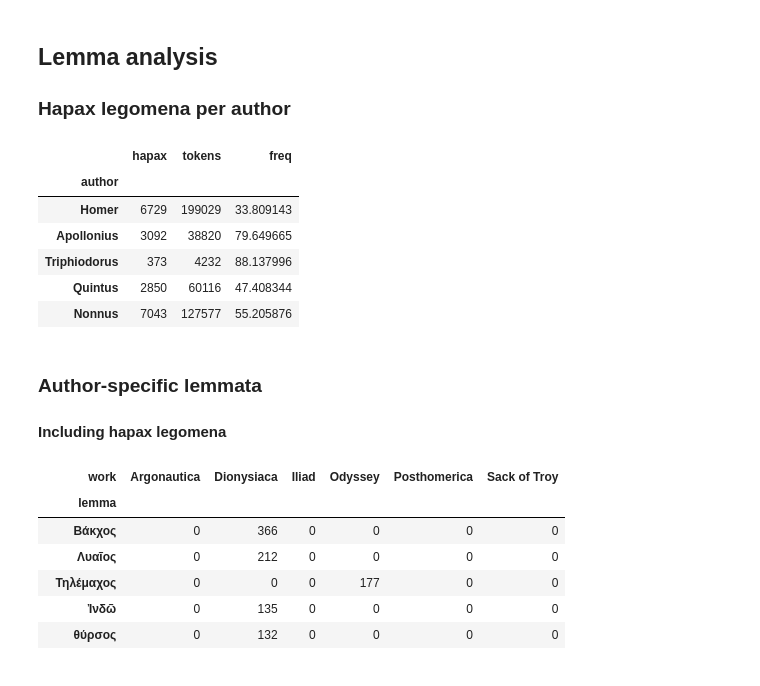
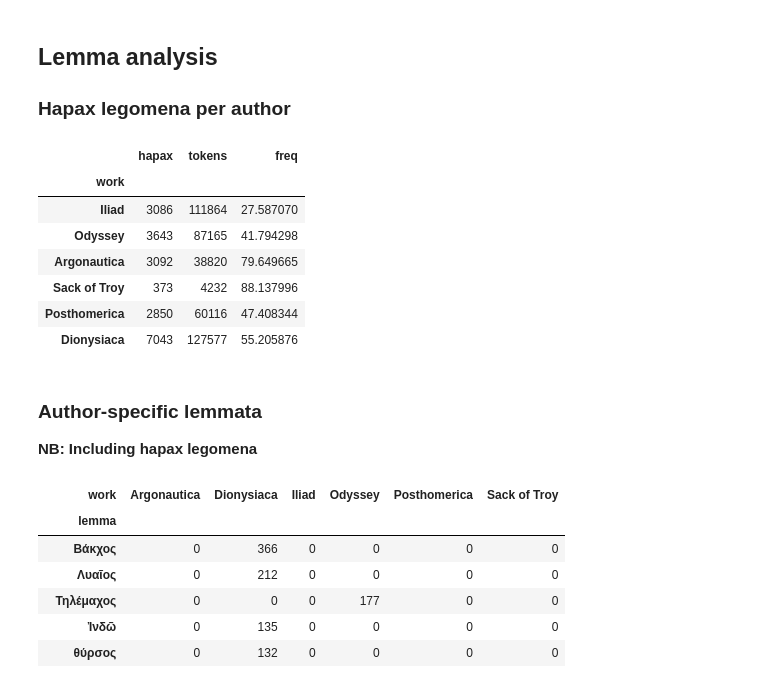
Before and after one commit to cwf2/uva_common, a Jupyter notebook: Author Differences.ipynb, the cells around one changed output. Saved outputs shown, nothing was run; the diff lists cells and outputs as text; code cells hidden in the pictures.

```diff
--- a/Author Differences.ipynb
+++ b/Author Differences.ipynb
@@ -74,25 +74,26 @@ Name: count, Length: 36646, dtype: int64
 ## Lemma analysis
 ### Hapax legomena per author
 # %%
-authors = ["Homer", "Apollonius", "Triphiodorus", "Quintus", "Nonnus"]
+works = ["Iliad", "Odyssey", "Argonautica", "Sack of Troy", "Posthomerica", "Dionysiaca"]
 hapax_legomena = corpus_lemma_count[corpus_lemma_count==1].index.values
 df = pd.DataFrame(dict(
-    hapax = tokens.loc[tokens.lemma.isin(hapax_legomena), "author"].value_counts()[authors],
-    tokens = tokens["author"].value_counts()[authors],
+    hapax = tokens.loc[tokens.lemma.isin(hapax_legomena), "work"].value_counts()[works],
+    tokens = tokens["work"].value_counts()[works],
     ))
 df["freq"] = df["hapax"].div(df["tokens"]) * 1000
 display(df)
 # %% [output]
 |  | hapax | tokens | freq |
-| author |  |  |  |
-| Homer | 6729 | 199029 | 33.809143 |
-| Apollonius | 3092 | 38820 | 79.649665 |
-| Triphiodorus | 373 | 4232 | 88.137996 |
-| Quintus | 2850 | 60116 | 47.408344 |
-| Nonnus | 7043 | 127577 | 55.205876 |
+| work |  |  |  |
+| Iliad | 3086 | 111864 | 27.587070 |
+| Odyssey | 3643 | 87165 | 41.794298 |
+| Argonautica | 3092 | 38820 | 79.649665 |
+| Sack of Troy | 373 | 4232 | 88.137996 |
+| Posthomerica | 2850 | 60116 | 47.408344 |
+| Dionysiaca | 7043 | 127577 | 55.205876 |
 # %% [markdown]
 ### Author-specific lemmata
-#### Including hapax legomena
+**NB: Including hapax legomena**
 # %%
 lemma_count_by_author = pd.crosstab(tokens["lemma"], tokens["work"]).loc[corpus_lemma_count.index.values]
 
```
Also changed, not shown: 3 other files.
